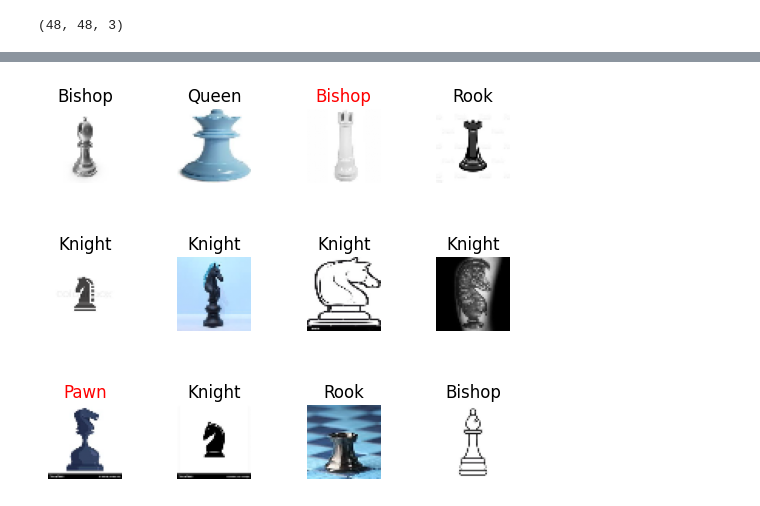
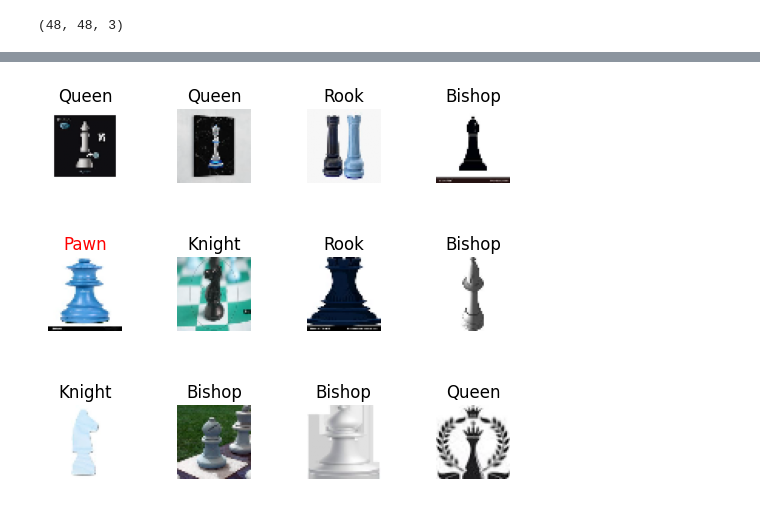
Before and after one commit to khirobenn/Deep-Learning, a Jupyter notebook: Chess piece recognizer/chess_model.ipynb, the cells around one changed output, grey strips where cells are left out. Cells and saved outputs as stored; diff of their text form; code cells hidden in the pictures.

```diff
--- a/Chess piece recognizer/chess_model.ipynb
+++ b/Chess piece recognizer/chess_model.ipynb
@@ -175,18 +175,18 @@ predictions = model.predict(X_test)
 # %%
-x = 80
+x = 100
 y = x+12
 # printing some pictures of the x_test and it's predictions as title
 false_values = 0
 for i in range(x, y):
     plt.subplot(3, 4, i-x+1)
     plt.subplots_adjust(hspace=1)
     plt.imshow(X_test[i])
     plt.axis('off')
     color = 'black'
     if np.argmax(predictions[i]) != Y_test[i]:
         false_values = false_values + 1
         color = 'red'
     plt.title(CATEGORIES[np.argmax(predictions[i])], color=color)
 plt.show()
 # %% [output]
-[figure, old version]
+[figure, new version]
```
Also changed, not shown: parts of 6 cells of this notebook, 1 other file.
